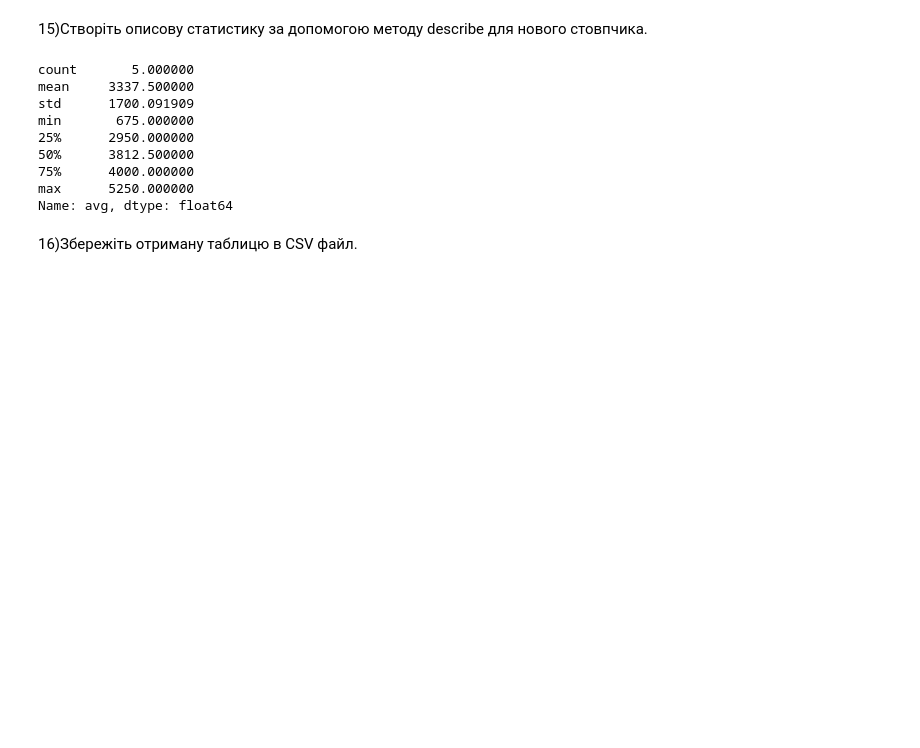
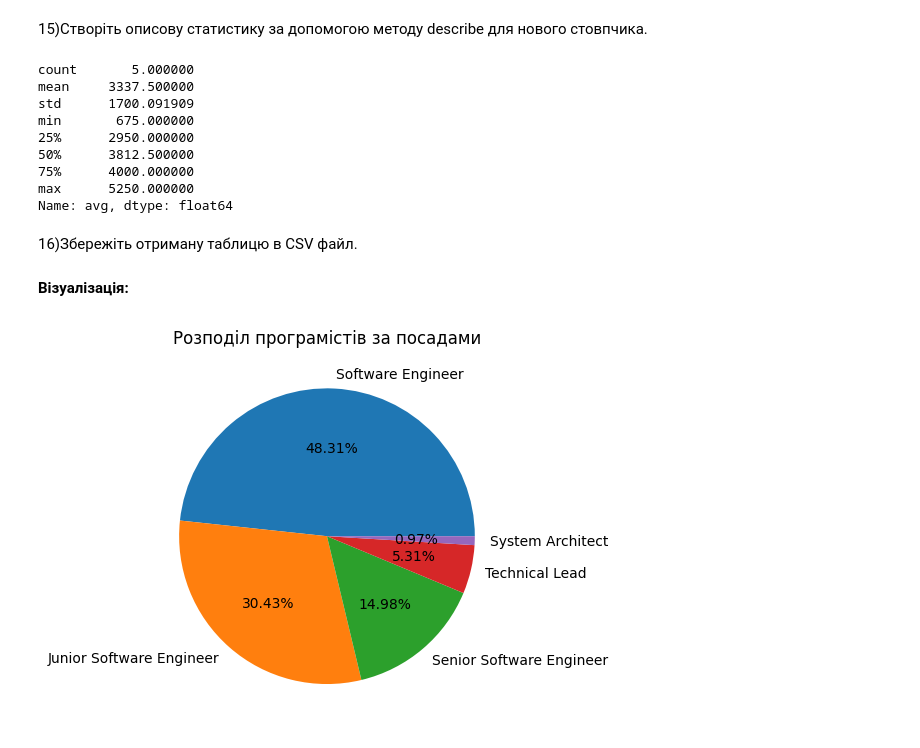
Before and after one commit to KarynaSam/Python-DS, a Jupyter notebook: Hw2_2.ipynb, the cells around one changed output. Saved outputs shown, nothing was run; the diff lists cells and outputs as text; code cells hidden in the pictures; blank space fills up the shorter version.

```diff
--- a/Hw2_2.ipynb
+++ b/Hw2_2.ipynb
@@ -202,3 +198,5 @@ Name: avg, dtype: float64
 16)Збережіть отриману таблицю в CSV файл.
 # %%
 salaries.to_csv('salaries.csv')
+# %% [markdown]
+**Візуалізація:**
@@ -204,0 +205,9 @@ salaries.to_csv('salaries.csv')
+# %%
+data = df[df['Язык.программирования'] == 'Python']
+job_data = data['Должность'].value_counts()
+plt.title('Розподіл програмістів за посадами')
+plt.pie(job_data, labels=job_data.index, autopct="%.2f%%")
+
+plt.show()
+# %% [output]
+[figure, added]
```
Also changed, not shown: parts of 5 cells of this notebook.
